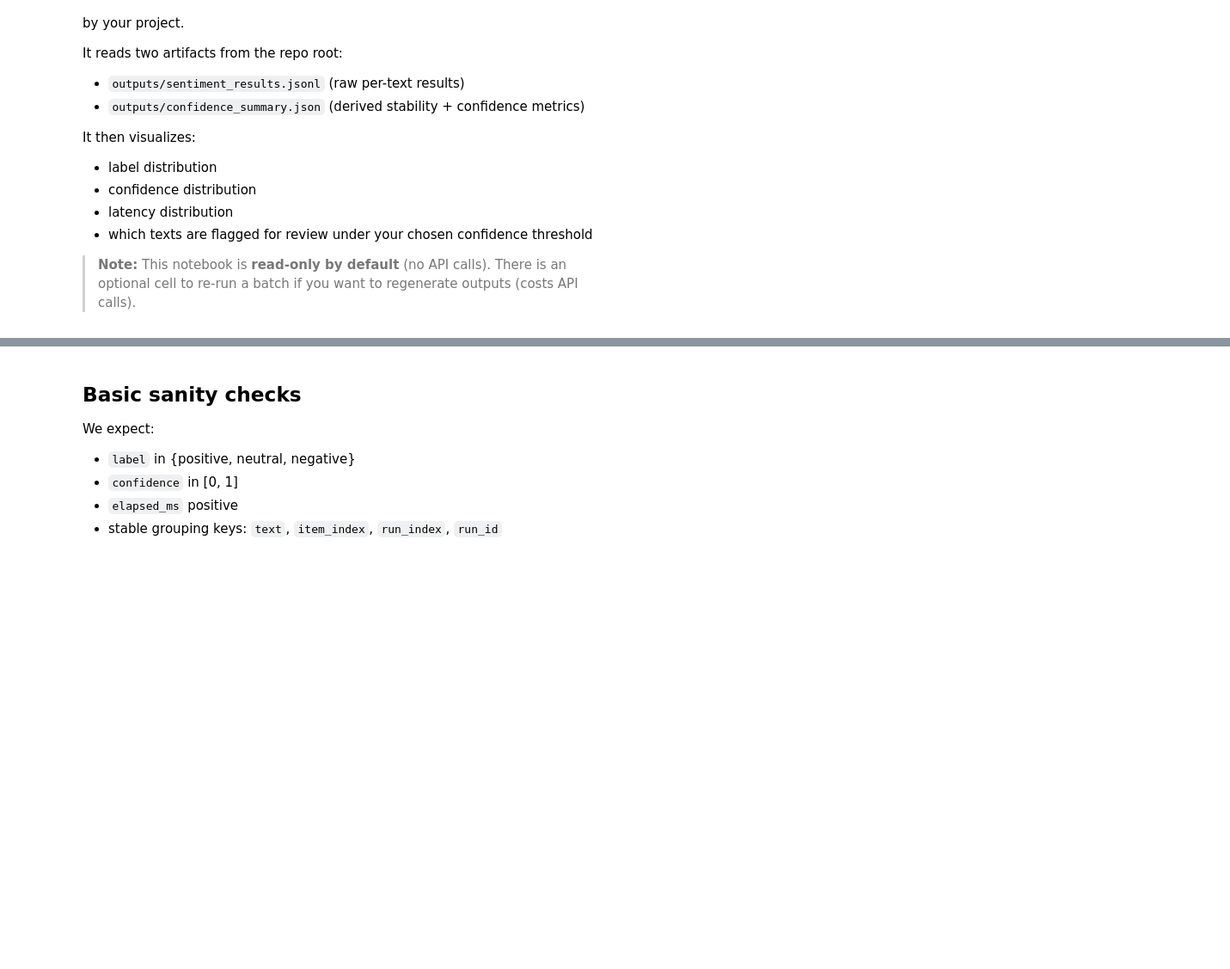
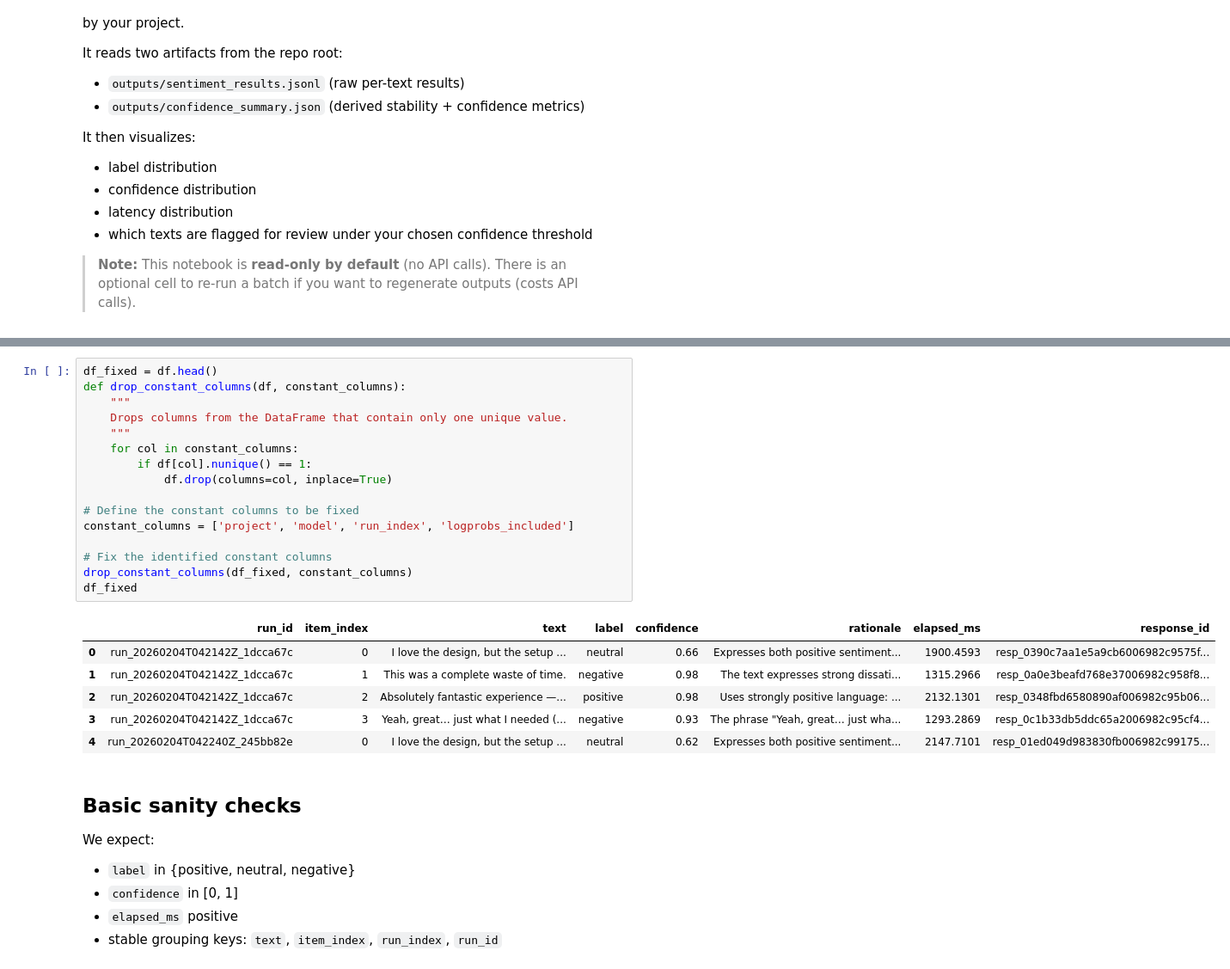
Before and after one commit to yourwild-wfu/ain_710_wild_nlp_in_the_wild, a Jupyter notebook: notebooks/01_sentiment_api_lab.ipynb, the cells around one changed output, grey strips where cells are left out. Shown at 86% size. Cells and saved outputs as stored; diff of their text form; blank space fills up the shorter version.

```diff
--- a/notebooks/01_sentiment_api_lab.ipynb
+++ b/notebooks/01_sentiment_api_lab.ipynb
@@ -60,3 +75,26 @@ df.head()
+# %%
+df_fixed = df.head()
+def drop_constant_columns(df, constant_columns):
+    """
+    Drops columns from the DataFrame that contain only one unique value.
+    """
+    for col in constant_columns:
+        if df[col].nunique() == 1:
+            df.drop(columns=col, inplace=True)
+
+# Define the constant columns to be fixed
+constant_columns = ['project', 'model', 'run_index', 'logprobs_included']
+
+# Fix the identified constant columns
+drop_constant_columns(df_fixed, constant_columns)
+df_fixed
+# %% [output]
+|  | run_id | item_index | text | label | confidence | rationale | elapsed_ms | response_id |
+| 0 | run_20260204T042142Z_1dcca67c | 0 | I love the design, but the setup ... | neutral | 0.66 | Expresses both positive sentiment... | 1900.4593 | resp_0390c7aa1e5a9cb6006982c9575f... |
+| 1 | run_20260204T042142Z_1dcca67c | 1 | This was a complete waste of time. | negative | 0.98 | The text expresses strong dissati... | 1315.2966 | resp_0a0e3beafd768e37006982c958f8... |
+| 2 | run_20260204T042142Z_1dcca67c | 2 | Absolutely fantastic experience —... | positive | 0.98 | Uses strongly positive language: ... | 2132.1301 | resp_0348fbd6580890af006982c95b06... |
+| 3 | run_20260204T042142Z_1dcca67c | 3 | Yeah, great… just what I needed (... | negative | 0.93 | The phrase "Yeah, great… just wha... | 1293.2869 | resp_0c1b33db5ddc65a2006982c95cf4... |
+| 4 | run_20260204T042240Z_245bb82e | 0 | I love the design, but the setup ... | neutral | 0.62 | Expresses both positive sentiment... | 2147.7101 | resp_01ed049d983830fb006982c99175... |
 # %% [markdown]
 ## Basic sanity checks
 
```
Also changed, not shown: parts of 6 cells of this notebook, 14 other files.
